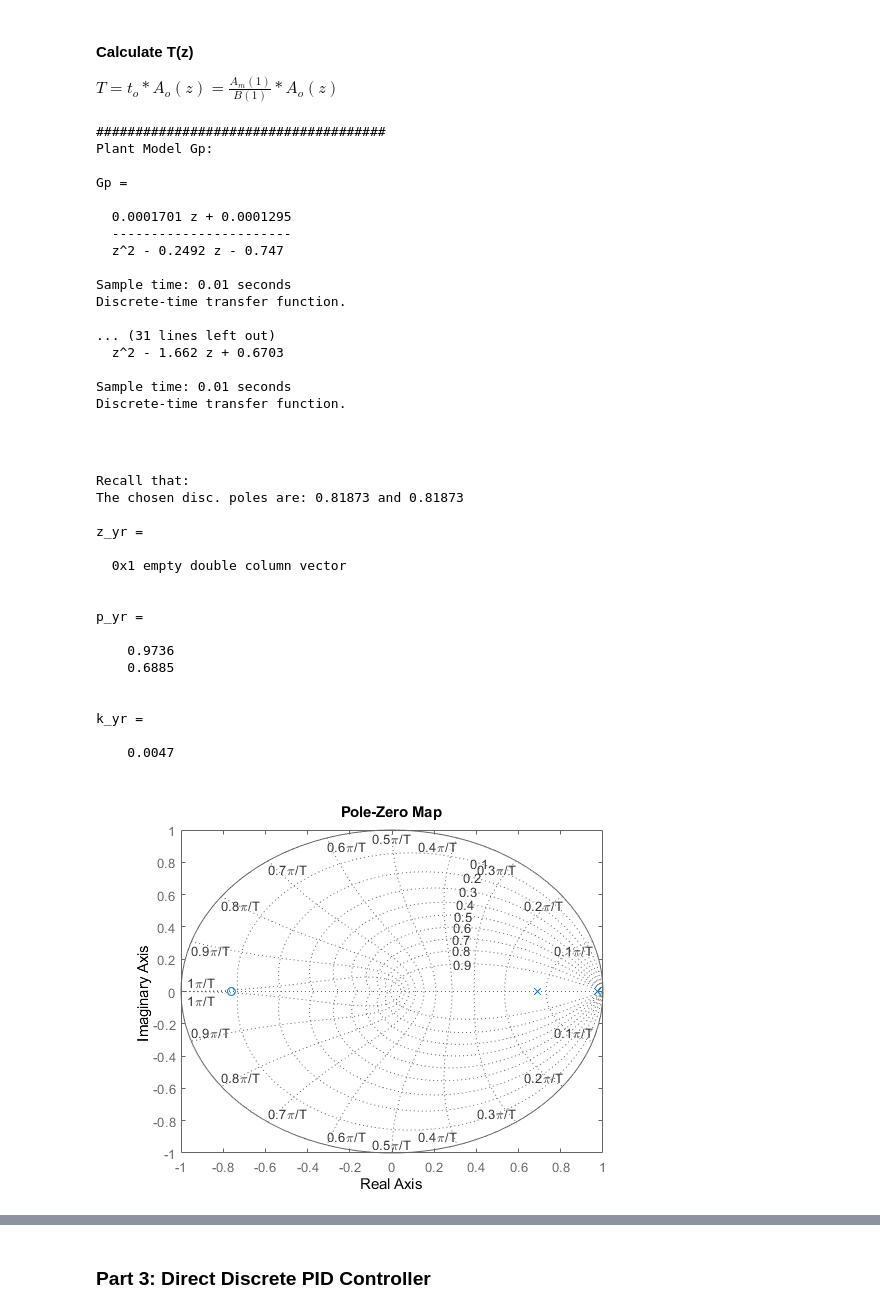
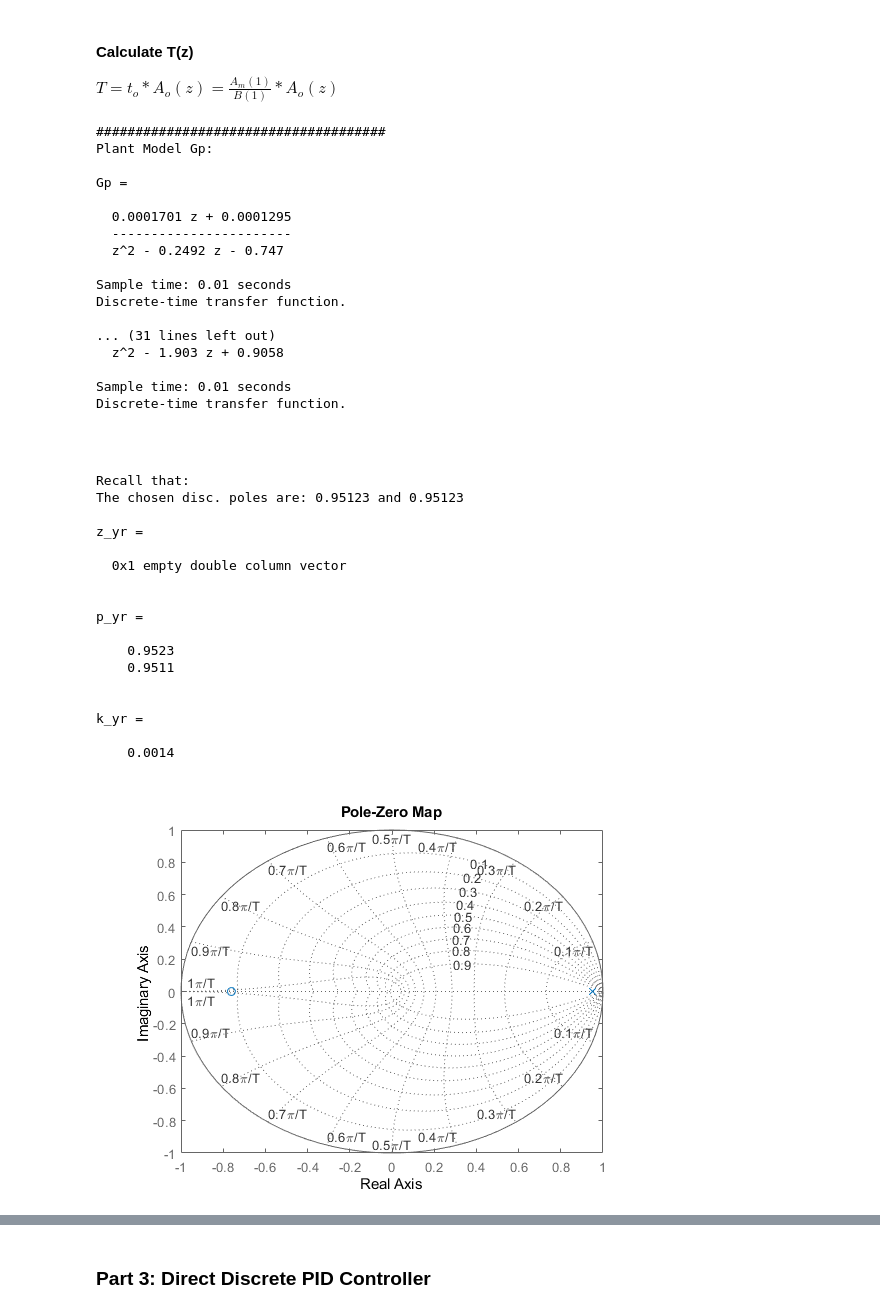
Before and after one commit to JeremyKTH/Gearbox-Oil-Conditioning-System, a Jupyter notebook: SI_2.ipynb, the cells around one changed output, grey strips where cells are left out. Cells and saved outputs as stored; diff of their text form; code cells hidden in the pictures.

```diff
--- a/SI_2.ipynb
+++ b/SI_2.ipynb
@@ -269 +272,7 @@ Add a Derivative with low pass filter
+# %%
+% Retreive coefficients of the plant
+Gp = sys_dominant;
+[num, den] = tfdata(Gp);
+b1 = num{1}(2);  b0 = num{1}(3);
+a1 = den{1}(2);  a0 = den{1}(3);
 # %% [markdown]
@@ -281,10 +290,10 @@ $A_{d} = A_{m}A_{o} = (z^2-p_3z+p_2)(z^2-p_1z+p_0)$, where
 $\rightarrow$ Thus, we have to choose $(w_m, \zeta_m)$ and $(w_o, \zeta_o)$
 # %%
 %--- A_m ------
-w_m = 10;
-zeta_m = 2;
+w_m = 5;
+zeta_m = 1;
 %--- A_o ------
-w_o = 10;
+w_o = 5;
 zeta_o = zeta_m;
 
 p3 = 2*exp(-zeta_m*w_m*Ts)*cos(w_m*Ts*sqrt(1-(zeta_m)^2));
@@ -399,7 +407,7 @@ Sample time: 0.01 seconds
 Discrete-time transfer function.
 
 ... (31 lines left out)
-  z^2 - 1.662 z + 0.6703
+  z^2 - 1.903 z + 0.9058
 
 Sample time: 0.01 seconds
 Discrete-time transfer function.
@@ -408,37 +416,37 @@ Discrete-time transfer function.
 # %%
 disp('Recall that:')
 disp(chosen_disc_poles)
 
 [num_yr, den_yr] = tfdata(Gyr);
 
-b1 = num_yr{1}(1);  b0 = num_yr{1}(2);
-a2 = den_yr{1}(1);  a1 = den_yr{1}(2);  a0 = den_yr{1}(3);
+b1_yr = num_yr{1}(1);  b0_yr = num_yr{1}(2);
+a2_yr = den_yr{1}(1);  a1_yr = den_yr{1}(2);  a0_yr = den_yr{1}(3);
 
-B_yr = [b1, b0];
-A_yr = [a2, a1, a0];
+B_yr = [b1_yr, b0_yr];
+A_yr = [a2_yr, a1_yr, a0_yr];
 [z_yr, p_yr, k_yr] = tf2zp(B_yr, A_yr)
 
 pzmap(Gyr)
 grid on;
 # %% [output]
 Recall that:
-The chosen disc. poles are: 0.81873 and 0.81873
+The chosen disc. poles are: 0.95123 and 0.95123
 
 z_yr =
 
   0x1 empty double column vector
 
 
 p_yr =
 
-    0.9736
-    0.6885
+    0.9523
+    0.9511
 
 
 k_yr =
 
-    0.0047
+    0.0014
-[figure, old version]
+[figure, new version]
 # %%
 dc_gain_sys = dcgain(sys)
 dc_gain_dominant = dcgain(sys_dominant)
```
Also changed, not shown: parts of 6 cells of this notebook.
